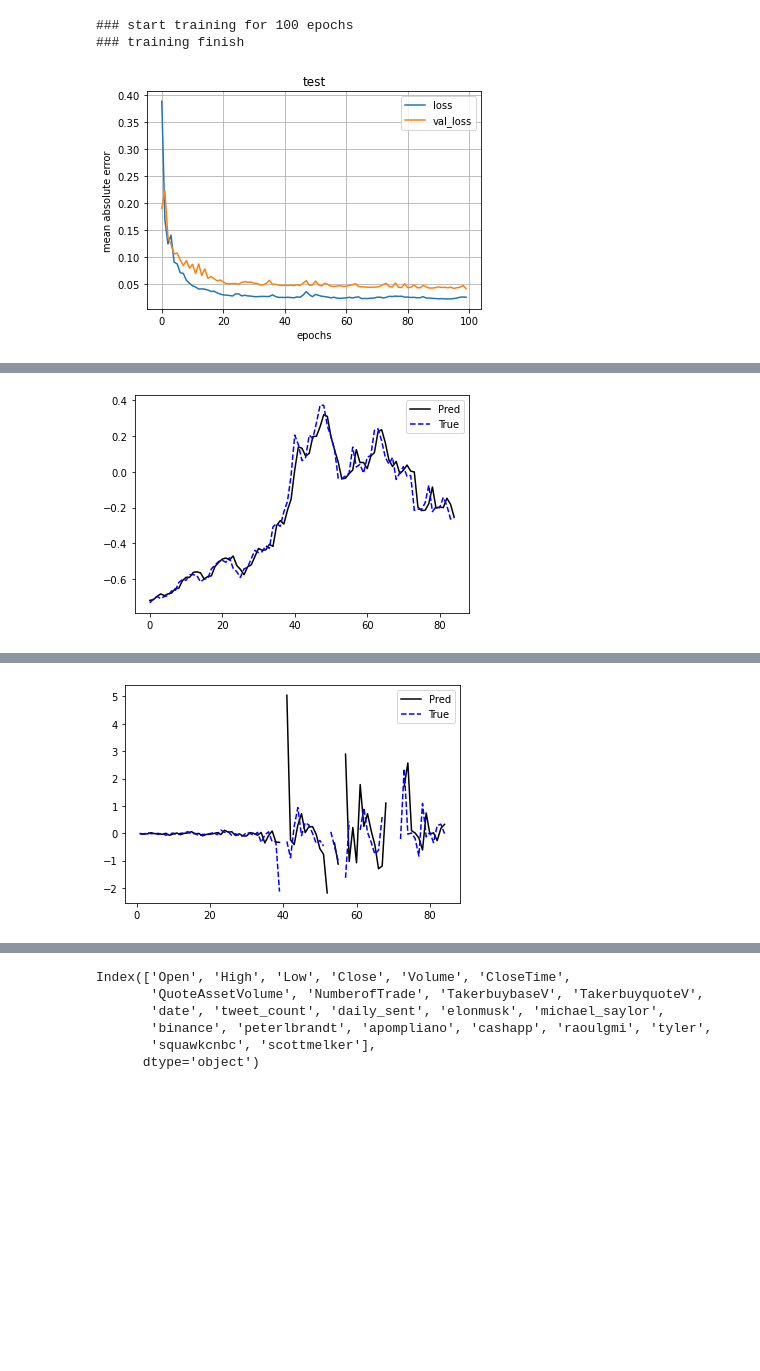
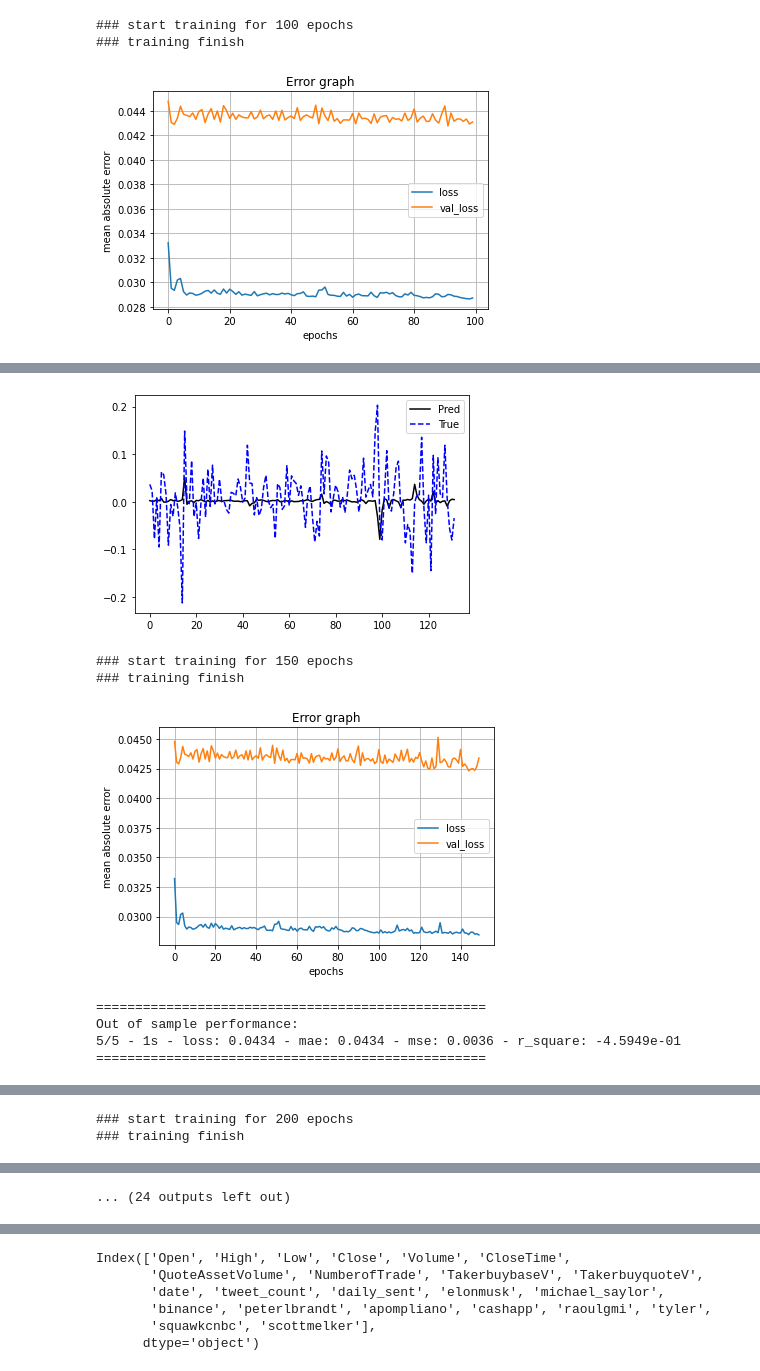
Before and after one commit to GuillaumePv/data-analysis-crypto, a Jupyter notebook: notebooks/test_model_gp.ipynb, the cells around one changed output, grey strips where cells are left out. Drawn from its saved outputs; the diff is of its cells as text; code cells hidden in the pictures; blank space fills up the shorter version.

Commit message:
add test performance

```diff
--- a/notebooks/test_model_gp.ipynb
+++ b/notebooks/test_model_gp.ipynb
@@ -31,19 +31,22 @@ data.df
 # %%
 model=RNN()
 
-model.create_model(data,architecture=[64,64,32])
-model.train_model(data,verbose=0,epoch=100)
-model.show_performance(label_='test',data=data)
-pred=model.model(data.X_te)
+models = {}
+for epoch in [100,150,200,300,400,500,700,800,1000]:
+    model.create_model(data,architecture=[64,64,32],batch_normalization=False)
+    model.train_model(data,verbose=0,epoch=epoch)
+    model.show_performance(label_='Error graph',data=data)
+    pred=model.model(data.X_te)
 
 
-plt.plot(pred.numpy().flatten(),color='k',label='Pred')
-plt.plot(data.y_te.flatten(),color='blue',linestyle='--',label='True')
-plt.legend()
-plt.show()
+    plt.plot(pred.numpy().flatten(),color='k',label='Pred')
+    plt.plot(data.y_te.flatten(),color='blue',linestyle='--',label='True')
+    plt.legend()
+    plt.show()
+    models[epoch] = model
 # %% [output]
 ### start training for 100 epochs
 ### training finish
-[figure, old version]
+[figure, new version]
 ==================================================
 Out of sample performance:
@@ -51,2 +54,9 @@ Out of sample performance:
 ==================================================
-[figure, old version]
+[figure, new version]
+### start training for 150 epochs
+### training finish
+[figure, added]
+==================================================
+Out of sample performance:
+5/5 - 1s - loss: 0.0434 - mae: 0.0434 - mse: 0.0036 - r_square: -4.5949e-01
+==================================================
@@ -52,0 +64,2 @@ Out of sample performance:
+### start training for 200 epochs
+### training finish
@@ -53,12 +72 @@ Out of sample performance:
+... (24 outputs left out)
-# %%
-df = pd.DataFrame({'pred':pred.numpy().flatten(),'y':data.y_te.flatten()})
-for c in df.columns:
-    df[c+'_l'] = df[c].shift(1)
-    df[c+'_ret'] = np.log(df[c]/df[c+'_l'])
-
-plt.plot(df['pred_ret'],color='k',label='Pred')
-plt.plot(df['y_ret'],color='blue',linestyle='--',label='True')
-plt.legend()
-plt.show()
-# %% [output]
-[figure, removed]
```
Also changed, not shown: parts of 9 cells of this notebook, 3 other files.
